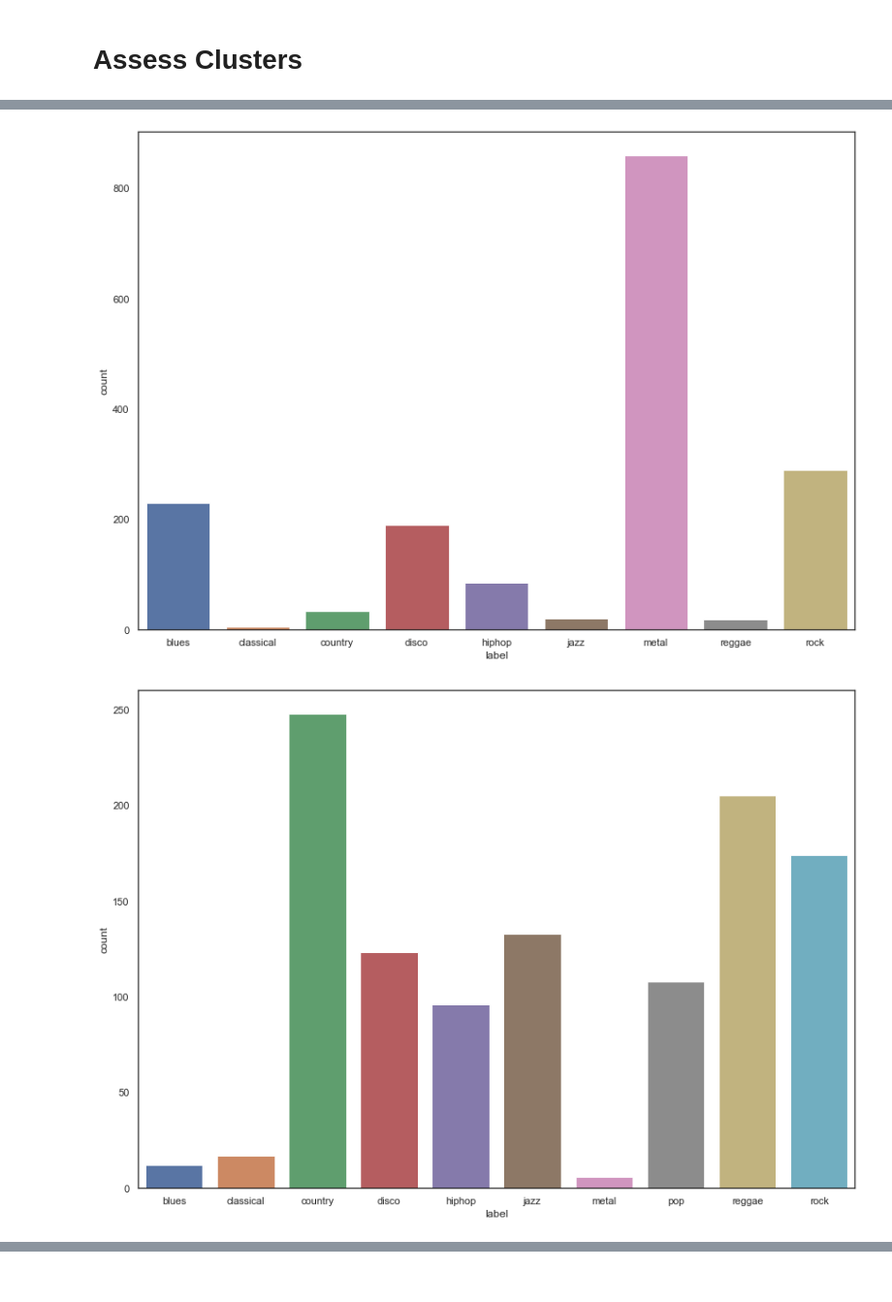
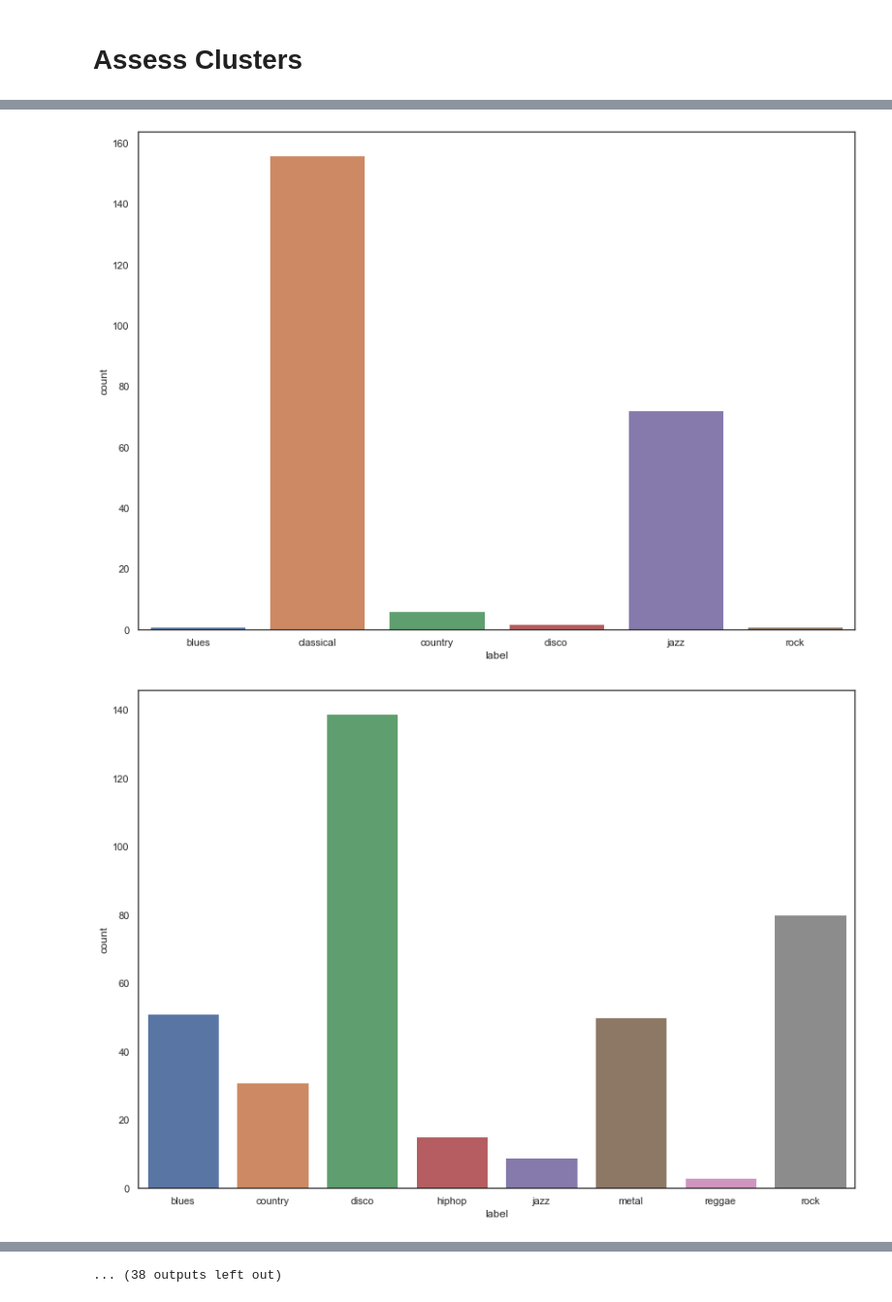
Before and after one commit to the-data-science-union/DSU-F2021-MGC, a Jupyter notebook: Modelling/niket-KMeans.ipynb, the cells around one changed output, grey strips where cells are left out. Shown at 97% size. Saved outputs shown, nothing was run; the diff lists cells and outputs as text; code cells hidden in the pictures.

```diff
--- a/Modelling/niket-KMeans.ipynb
+++ b/Modelling/niket-KMeans.ipynb
@@ -104,5 +95,5 @@ plt.show()
 # %%
-kmeans = KMeans(n_clusters=10, random_state=42).fit(scaled_df)
+kmeans = KMeans(n_clusters=50, random_state=42).fit(scaled_df)
 kmeans_labels = kmeans.labels_.astype('object')
 # %%
 sns.scatterplot(embedding.T[0],
@@ -117,7 +105,7 @@ sns.scatterplot(embedding.T[0],
 # %% [markdown]
 # Assess Clusters
 # %%
-for k in range(0,10):
+for k in range(0,50):
     sns.countplot(labels[kmeans_labels == [k]])
     plt.show()
 # %% [output]
@@ -126,2 +114,2 @@ for k in range(0,10):
-[figure, old version]
+[figure, new version]
-[figure, old version]
+[figure, new version]
@@ -133,0 +124 @@ for k in range(0,10):
+... (38 outputs left out)
```
Also changed, not shown: parts of 9 cells of this notebook, 6 other files.
